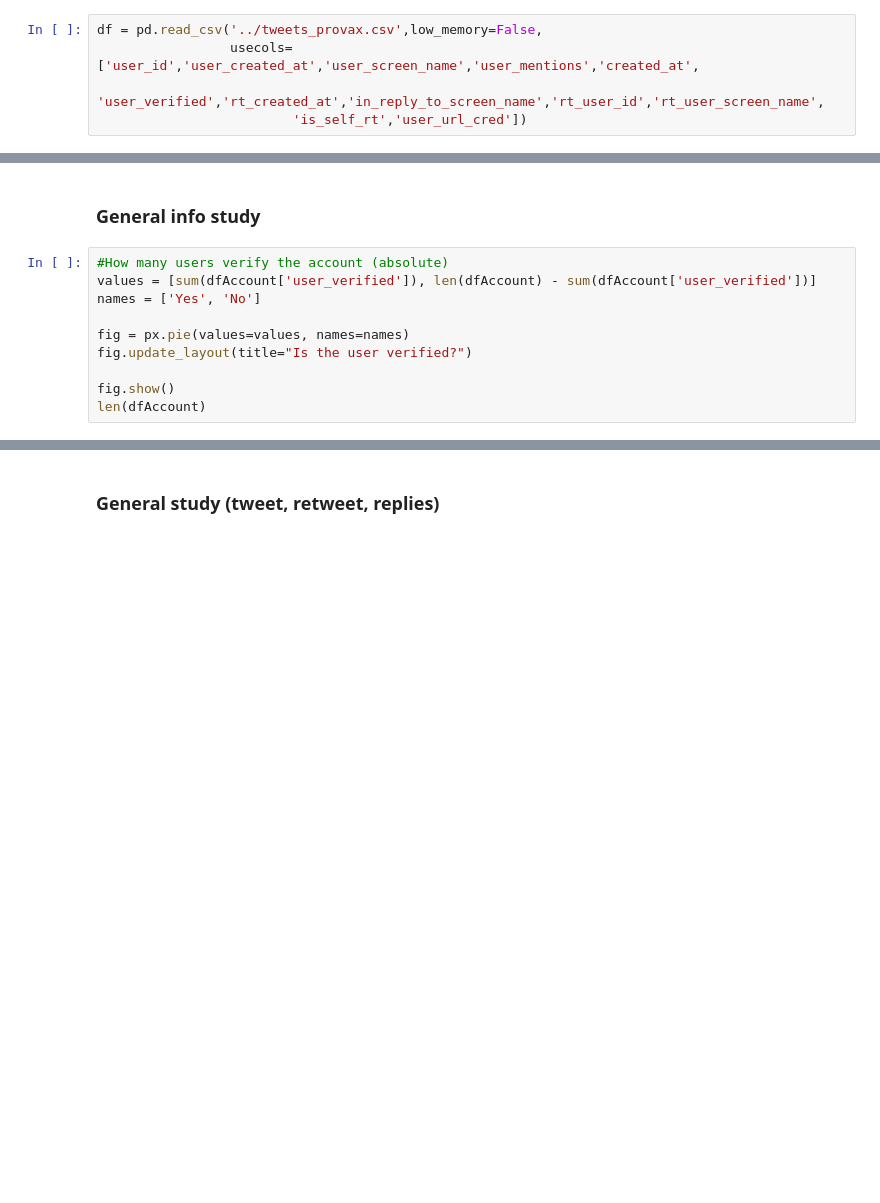
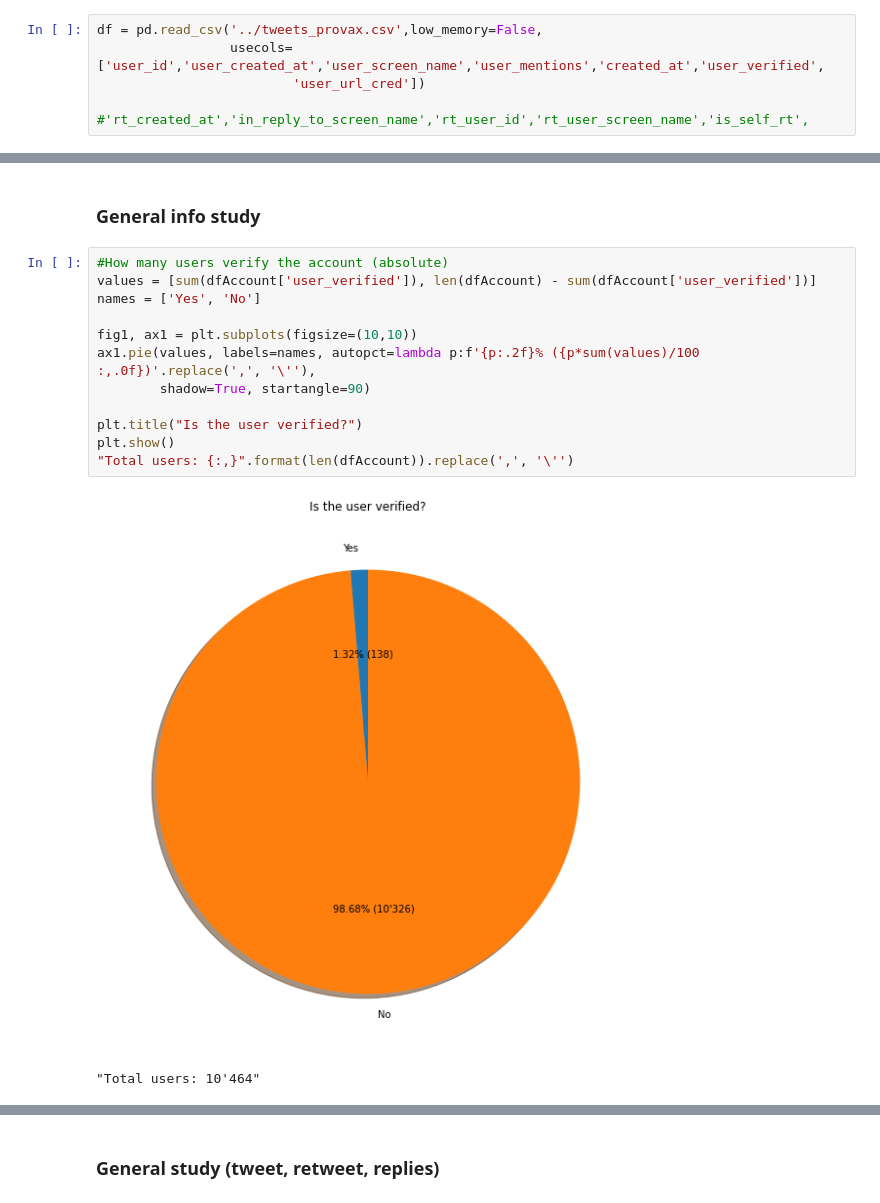
Before and after one commit to giada-c/twitterStudy, a Jupyter notebook: 2_Account_study/Account_study-Provax.ipynb, the cells around one changed output, grey strips where cells are left out. Cells and saved outputs as stored; diff of their text form; blank space fills up the shorter version.

Commit message:
fix: replace plot method in Account_study* files

```diff
--- a/2_Account_study/Account_study-Provax.ipynb
+++ b/2_Account_study/Account_study-Provax.ipynb
@@ -16,9 +18,9 @@ import account_util as ut
 ## Dataset preparation
 # %%
 df = pd.read_csv('../tweets_provax.csv',low_memory=False,
-                 usecols=['user_id','user_created_at','user_screen_name','user_mentions','created_at',
-                          'user_verified','rt_created_at','in_reply_to_screen_name','rt_user_id','rt_user_screen_name',
-                         'is_self_rt','user_url_cred'])
+                 usecols=['user_id','user_created_at','user_screen_name','user_mentions','created_at','user_verified',
+                         'user_url_cred'])
+                          #'rt_created_at','in_reply_to_screen_name','rt_user_id','rt_user_screen_name','is_self_rt',
 # %%
 df['user_created_at'] = pd.to_datetime(df['user_created_at'], format="%a %b %d %X %z %Y")
 df['created_at'] = pd.to_datetime(df['created_at'], format="%a %b %d %X %z %Y")
@@ -34,14 +51,19 @@ dfAccount['user_verified'] = df1['user_verified']>0
 dfAccount['created_at'] = df.groupby('user_screen_name').first()['user_created_at']
 # %% [markdown]
 ### General info study
-# %%
-#How many users verify the account (absolute)
-values = [sum(dfAccount['user_verified']), len(dfAccount) - sum(dfAccount['user_verified'])]
-names = ['Yes', 'No']
-
-fig = px.pie(values=values, names=names)
-fig.update_layout(title="Is the user verified?")
-
-fig.show()
-len(dfAccount)
+# %%
+#How many users verify the account (absolute)
+values = [sum(dfAccount['user_verified']), len(dfAccount) - sum(dfAccount['user_verified'])]
+names = ['Yes', 'No']
+
+fig1, ax1 = plt.subplots(figsize=(10,10))
+ax1.pie(values, labels=names, autopct=lambda p:f'{p:.2f}% ({p*sum(values)/100 :,.0f})'.replace(',', '\''),
+        shadow=True, startangle=90)
+
+plt.title("Is the user verified?")
+plt.show()
+"Total users: {:,}".format(len(dfAccount)).replace(',', '\'')
+# %% [output]
+[figure, added]
+"Total users: 10'464"
 # %%
```
Also changed, not shown: parts of 32 cells of this notebook, 6 other files.
